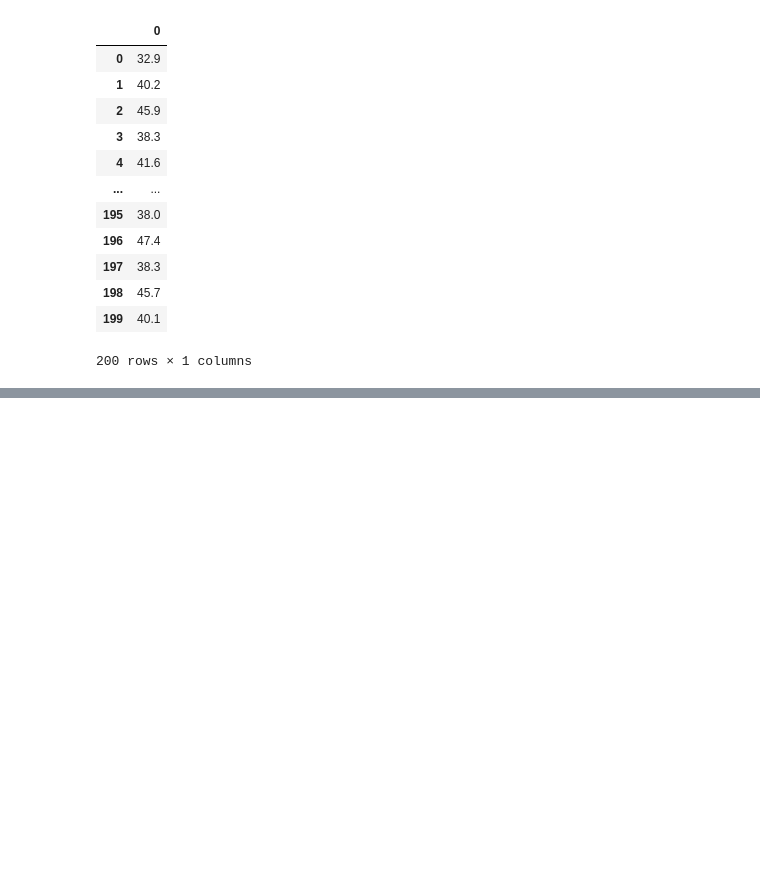
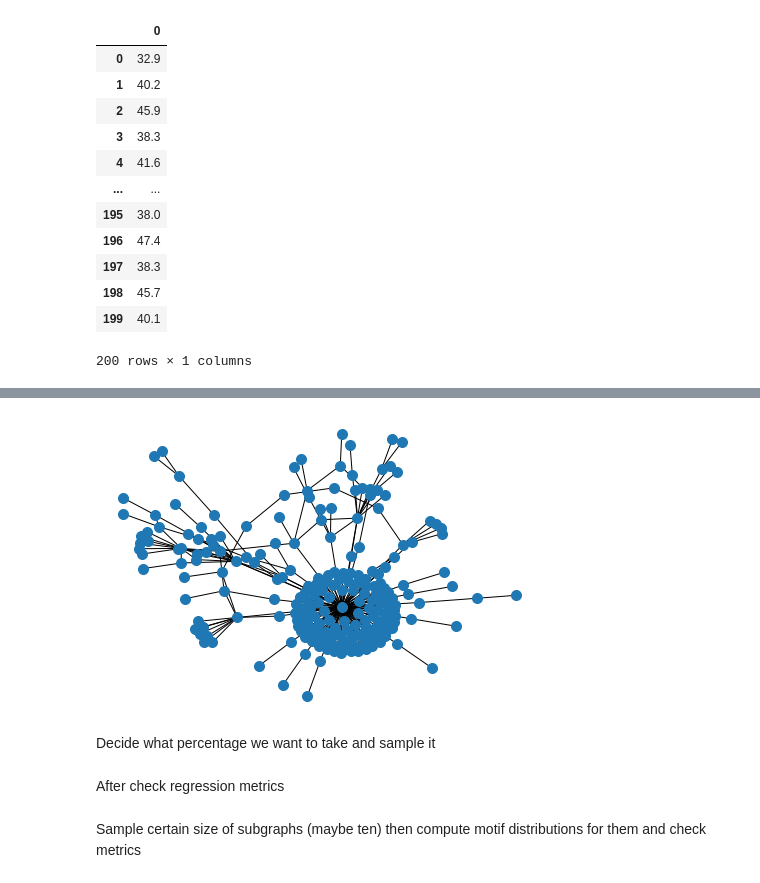
Before and after one commit to zaikoval/regression-on-sampling, a Jupyter notebook: notebooks/regression-on-sampling-experiment.ipynb, the cells around one changed output, grey strips where cells are left out. Cells and saved outputs as stored; diff of their text form; code cells hidden in the pictures; blank space fills up the shorter version.

```diff
--- a/notebooks/regression-on-sampling-experiment.ipynb
+++ b/notebooks/regression-on-sampling-experiment.ipynb
@@ -226,0 +354,4 @@ for graph in tqdm(graphs_list): # сэмплируем из них 10 графо
+# %%
+nx.draw(test_graph, node_size=100)
+# %% [output]
+[figure, added]
@@ -226,0 +361,6 @@ for graph in tqdm(graphs_list): # сэмплируем из них 10 графо
+# %% [markdown]
+Decide what percentage we want to take and sample it
+# %% [markdown]
+After check regression metrics
+# %% [markdown]
+Sample certain size of subgraphs (maybe ten) then compute motif distributions for them and check metrics
```
Also changed, not shown: parts of 49 cells of this notebook, 4 other files.
